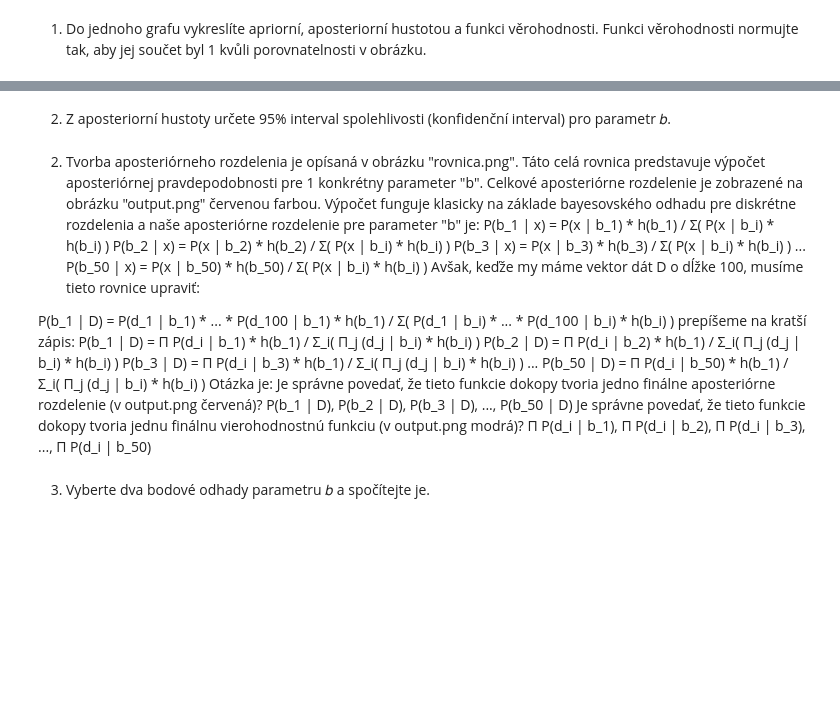
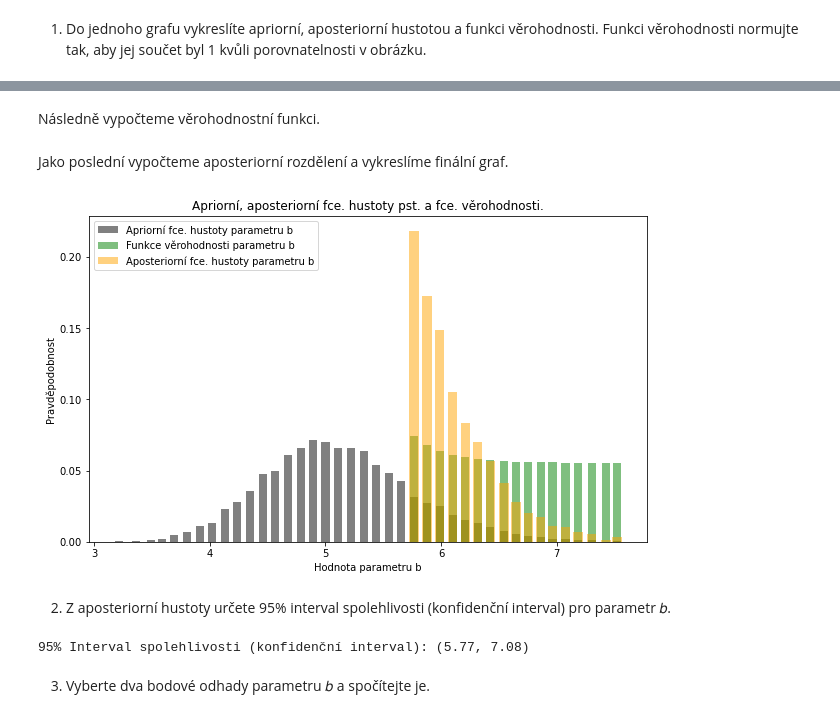
Before and after one commit to svobodovaLucie/MSP-project2, a Jupyter notebook: Svobodova_MSP_2-projekt.ipynb, the cells around one changed output, grey strips where cells are left out. Cells and saved outputs as stored; diff of their text form; code cells hidden in the pictures; blank space fills up the shorter version.

```diff
--- a/Svobodova_MSP_2-projekt.ipynb
+++ b/Svobodova_MSP_2-projekt.ipynb
@@ -184,0 +155,5 @@ vstupov, t.j. 50 rôznych parametrov "b" (stredy intervalov) s rôznymi pravdepo
+# %%
+# Načtení dat
+data = pd.read_csv("measurements.csv")
+data_1b_prior = data[['uloha_1 b)_prior', 'skupina']].dropna()
+data_1b_pozorovani = data['uloha_1 b)_pozorování'].dropna().astype(float)
@@ -185,33 +176,52 @@ vstupov, t.j. 50 rôznych parametrov "b" (stredy intervalov) s rôznymi pravdepo
+# %% [markdown]
+Následně vypočteme věrohodnostní funkci.
+# %%
+# Věrohodnostní funkce
+mu = 3
+sigma = 1
+a = 1
+probs = []
+for i, b in enumerate(mean_occur['mean']):
+    a_scaled = (a- mu) / sigma
+    b_scaled = (b - mu) / sigma
+    tr = truncnorm(a_scaled, b_scaled, loc=mu, scale=sigma)
+    prob = np.prod([tr.pdf(d) for d in data_1b_pozorovani])
+    probs.append(prob)
+
+# Normalizace
+likelihood = np.array(probs) / np.sum(probs)
+# %% [markdown]
+Jako poslední vypočteme aposteriorní rozdělení a vykreslíme finální graf.
+# %%
+# aposter_1: (d_j | b_i) * h(b_i)
+aposter_1 = np.array([prob * prior_prob for prob, prior_prob in zip(probs, mean_occur['prob'])])
+
+# poster: Σ_i(Π_j(d_j | b_i) * h(b_i) / Σ_i(Π_j(d_j | b_i) * h(b_i))
+poster = aposter_1 / np.sum(aposter_1)
+# %%
+# Graf
+plt.figure(figsize=(10, 6))
+plt.bar(mean_occur['mean'], mean_occur['prob'], label='Apriorní fce. hustoty parametru b', color='gray', width=0.07)
+plt.bar(mean_occur['mean'], likelihood, width=0.07, label='Funkce věrohodnosti parametru b', color='green', alpha=0.5)
+plt.bar(mean_occur['mean'], poster, width=0.08, label='Aposteriorní fce. hustoty parametru b', color='orange', alpha=0.5)
+plt.xlabel('Hodnota parametru b')
+plt.ylabel('Pravděpodobnost')
+plt.title('Apriorní, aposteriorní fce. hustoty pst. a fce. věrohodnosti.')
+plt.legend(loc='upper left')
+plt.show()
+# %% [output]
+[figure, added]
 # %% [markdown]
 2) Z aposteriorní hustoty určete 95% interval spolehlivosti (konfidenční interval) pro
 parametr 𝑏.
-# %% [markdown]
-2) Tvorba aposteriórneho rozdelenia je opísaná v obrázku "rovnica.png". Táto celá rovnica
-predstavuje výpočet aposteriórnej pravdepodobnosti pre 1 konkrétny parameter "b". Celkové
-aposteriórne rozdelenie je zobrazené na obrázku "output.png" červenou farbou. Výpočet
-funguje klasicky na základe bayesovského odhadu pre diskrétne rozdelenia a naše
-aposteriórne rozdelenie pre parameter "b" je:
-P(b_1 | x) = P(x | b_1) * h(b_1) / Σ( P(x | b_i) * h(b_i) )
-P(b_2 | x) = P(x | b_2) * h(b_2) / Σ( P(x | b_i) * h(b_i) )
-P(b_3 | x) = P(x | b_3) * h(b_3) / Σ( P(x | b_i) * h(b_i) )
-...
-P(b_50 | x) = P(x | b_50) * h(b_50) / Σ( P(x | b_i) * h(b_i) )
-Avšak, keďže my máme vektor dát D o dĺžke 100, musíme tieto rovnice upraviť:
-
-P(b_1 | D) = P(d_1 | b_1) * ... * P(d_100 | b_1) * h(b_1) / Σ( P(d_1 | b_i) * ... * P(d_100 |
-b_i) * h(b_i) )
-prepíšeme na kratší zápis:
-P(b_1 | D) = Π P(d_i | b_1) * h(b_1) / Σ_i( Π_j (d_j | b_i) * h(b_i) )
-P(b_2 | D) = Π P(d_i | b_2) * h(b_1) / Σ_i( Π_j (d_j | b_i) * h(b_i) )
-P(b_3 | D) = Π P(d_i | b_3) * h(b_1) / Σ_i( Π_j (d_j | b_i) * h(b_i) )
-...
-P(b_50 | D) = Π P(d_i | b_50) * h(b_1) / Σ_i( Π_j (d_j | b_i) * h(b_i) )
-Otázka je:
-Je správne povedať, že tieto funkcie dokopy tvoria jedno finálne aposteriórne rozdelenie (v
-output.png červená)?
-P(b_1 | D), P(b_2 | D), P(b_3 | D), ..., P(b_50 | D)
-Je správne povedať, že tieto funkcie dokopy tvoria jednu finálnu vierohodnostnú funkciu (v
-output.png modrá)?
-Π P(d_i | b_1), Π P(d_i | b_2), Π P(d_i | b_3), ..., Π P(d_i | b_50)
+# %%
+# Náhodné vzorkování
+vzorek_b1 = np.random.choice(mean_occur_1b['mean'].tolist(), size=10000, p=posterior_b1)
+
+# 95% interval spolehlivosti
+lower_bound, upper_bound = np.percentile(vzorek_b1, [2.5, 97.5])
+print(f"95% Interval spolehlivosti (konfidenční interval): ({lower_bound:.2f}, {upper_bound:.2f})")
+# %% [output]
+95% Interval spolehlivosti (konfidenční interval): (5.77, 7.08)
 # %% [markdown]
 3) Vyberte dva bodové odhady parametru 𝑏 a spočítejte je.
```
Also changed, not shown: parts of 16 cells of this notebook.
